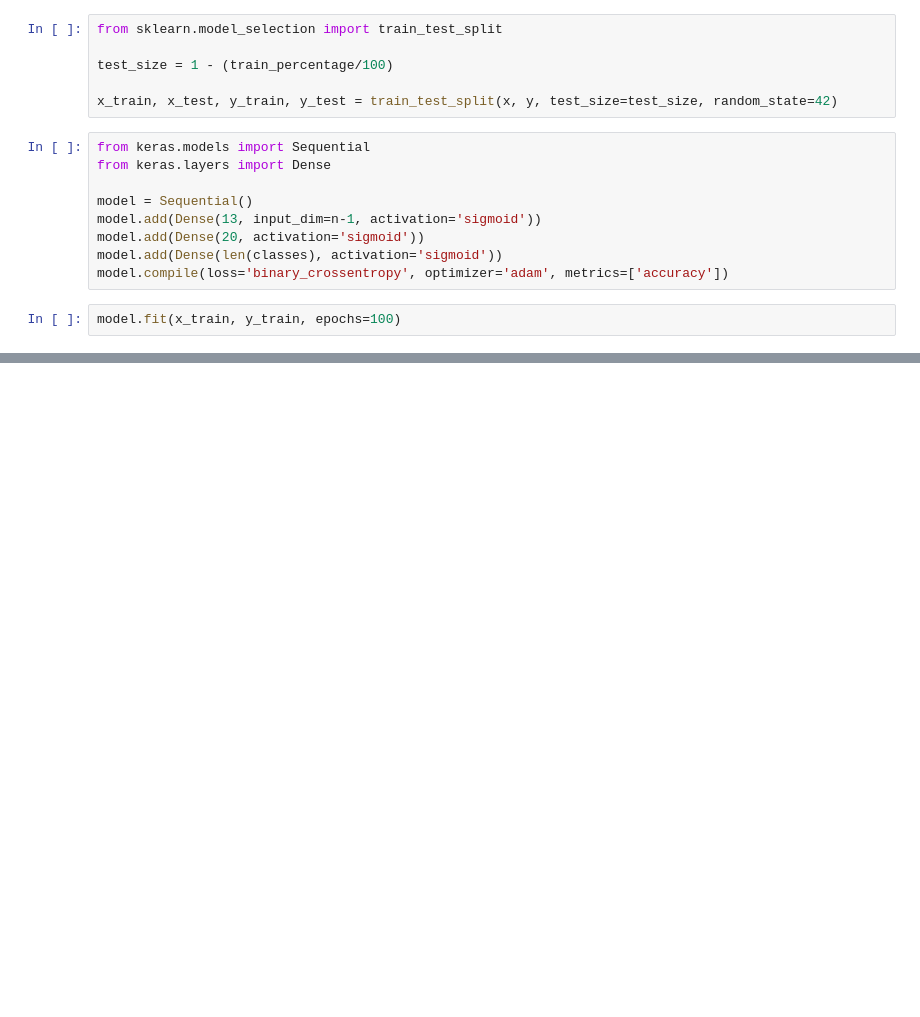
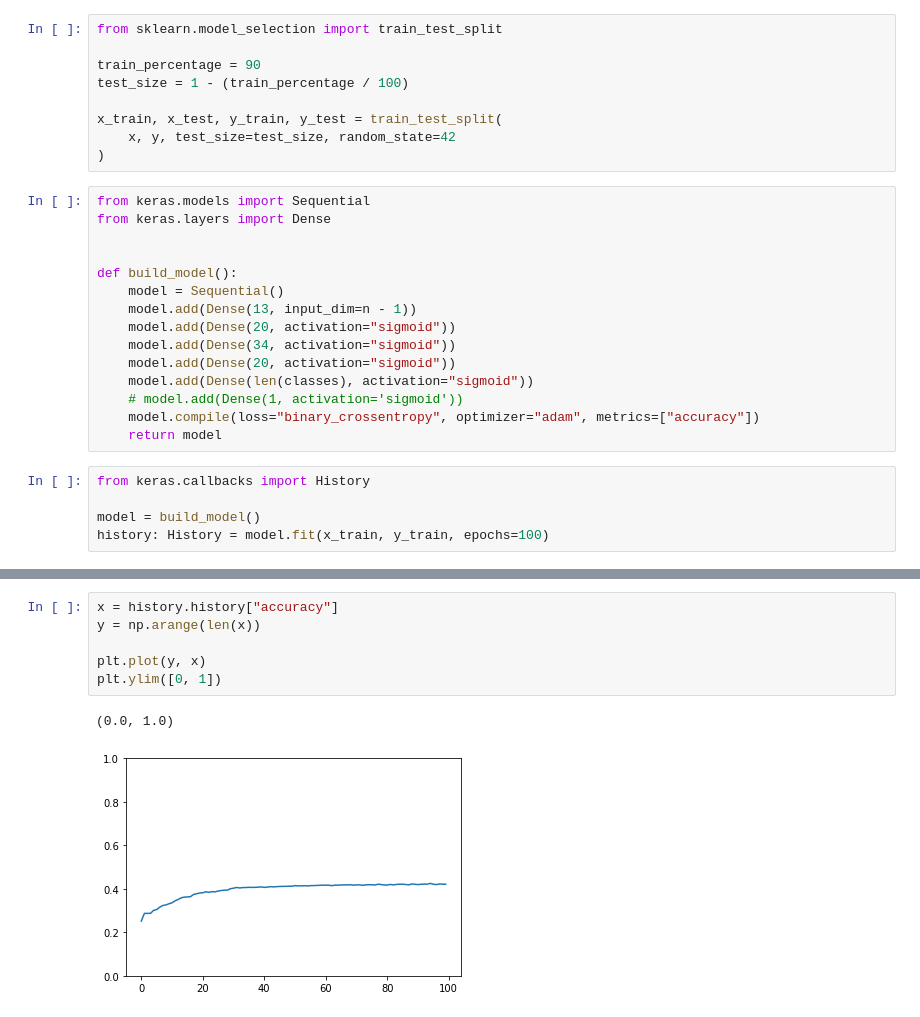
Before and after one commit to Felipelv199/spotify-tracks-genres-classifier, a Jupyter notebook: src/simple-neural-network.ipynb, the cells around one changed output, grey strips where cells are left out. Drawn from its saved outputs; the diff is of its cells as text; blank space fills up the shorter version.

```diff
--- a/src/simple-neural-network.ipynb
+++ b/src/simple-neural-network.ipynb
@@ -73,19 +62,31 @@ y_train, y_test = y[:train_size], y[train_size:]
 # %%
 from sklearn.model_selection import train_test_split
 
-test_size = 1 - (train_percentage/100)
+train_percentage = 90
+test_size = 1 - (train_percentage / 100)
 
-x_train, x_test, y_train, y_test = train_test_split(x, y, test_size=test_size, random_state=42)
+x_train, x_test, y_train, y_test = train_test_split(
+    x, y, test_size=test_size, random_state=42
+)
 # %%
 from keras.models import Sequential
 from keras.layers import Dense
 
-model = Sequential()
-model.add(Dense(13, input_dim=n-1, activation='sigmoid'))
-model.add(Dense(20, activation='sigmoid'))
-model.add(Dense(len(classes), activation='sigmoid'))
-model.compile(loss='binary_crossentropy', optimizer='adam', metrics=['accuracy'])
+
+def build_model():
+    model = Sequential()
+    model.add(Dense(13, input_dim=n - 1))
+    model.add(Dense(20, activation="sigmoid"))
+    model.add(Dense(34, activation="sigmoid"))
+    model.add(Dense(20, activation="sigmoid"))
+    model.add(Dense(len(classes), activation="sigmoid"))
+    # model.add(Dense(1, activation='sigmoid'))
+    model.compile(loss="binary_crossentropy", optimizer="adam", metrics=["accuracy"])
+    return model
 # %%
-model.fit(x_train, y_train, epochs=100)
+from keras.callbacks import History
+
+model = build_model()
+history: History = model.fit(x_train, y_train, epochs=100)
 # %% [output]
 Epoch 1/100
@@ -113,0 +114,9 @@ model.evaluate(x_test, y_test)
+# %%
+x = history.history["accuracy"]
+y = np.arange(len(x))
+
+plt.plot(y, x)
+plt.ylim([0, 1])
+# %% [output]
+(0.0, 1.0)
+[figure, added]
```
Also changed, not shown: parts of 16 cells of this notebook, 2 other files.
